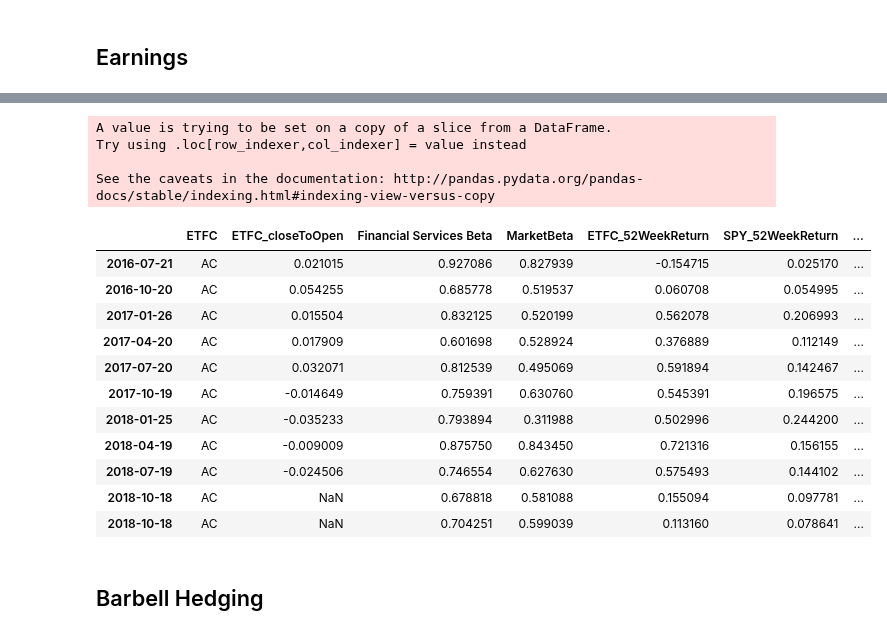
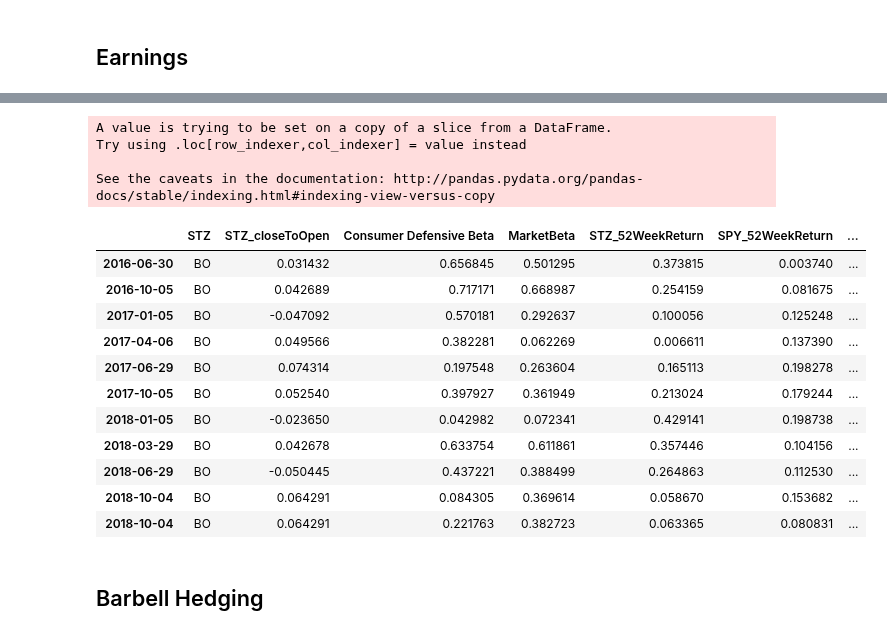
Before and after one commit to auto-d1dact/Trading, a Jupyter notebook: Notebooks/Daily Trading.ipynb, the cells around one changed output, grey strips where cells are left out. Drawn from its saved outputs; the diff is of its cells as text; code cells hidden in the pictures.

```diff
--- a/Notebooks/Daily Trading.ipynb
+++ b/Notebooks/Daily Trading.ipynb
@@ -130,24 +154,24 @@ earnings_df[earnings_df['Call Time'] == 'After Market Close']
 | SKX | After Market Close | 0.51 | Skechers USA Inc |
 | PZN | After Market Close | 0.2 | Pzena Investment Management Inc |
 # %%
-earnings_report("ETFC")
+earnings_report("STZ")
 # %% [output]
 A value is trying to be set on a copy of a slice from a DataFrame.
 Try using .loc[row_indexer,col_indexer] = value instead
 
 See the caveats in the documentation: http://pandas.pydata.org/pandas-docs/stable/indexing.html#indexing-view-versus-copy
-|  | ETFC | ETFC_closeToOpen | Financial Services Beta | MarketBeta | ETFC_52WeekReturn | SPY_52WeekReturn | ... |
-| 2016-07-21 | AC | 0.021015 | 0.927086 | 0.827939 | -0.154715 | 0.025170 | ... |
-| 2016-10-20 | AC | 0.054255 | 0.685778 | 0.519537 | 0.060708 | 0.054995 | ... |
-| 2017-01-26 | AC | 0.015504 | 0.832125 | 0.520199 | 0.562078 | 0.206993 | ... |
-| 2017-04-20 | AC | 0.017909 | 0.601698 | 0.528924 | 0.376889 | 0.112149 | ... |
-| 2017-07-20 | AC | 0.032071 | 0.812539 | 0.495069 | 0.591894 | 0.142467 | ... |
-| 2017-10-19 | AC | -0.014649 | 0.759391 | 0.630760 | 0.545391 | 0.196575 | ... |
-| 2018-01-25 | AC | -0.035233 | 0.793894 | 0.311988 | 0.502996 | 0.244200 | ... |
-| 2018-04-19 | AC | -0.009009 | 0.875750 | 0.843450 | 0.721316 | 0.156155 | ... |
-| 2018-07-19 | AC | -0.024506 | 0.746554 | 0.627630 | 0.575493 | 0.144102 | ... |
-| 2018-10-18 | AC | NaN | 0.678818 | 0.581088 | 0.155094 | 0.097781 | ... |
-| 2018-10-18 | AC | NaN | 0.704251 | 0.599039 | 0.113160 | 0.078641 | ... |
+|  | STZ | STZ_closeToOpen | Consumer Defensive Beta | MarketBeta | STZ_52WeekReturn | SPY_52WeekReturn | ... |
+| 2016-06-30 | BO | 0.031432 | 0.656845 | 0.501295 | 0.373815 | 0.003740 | ... |
+| 2016-10-05 | BO | 0.042689 | 0.717171 | 0.668987 | 0.254159 | 0.081675 | ... |
+| 2017-01-05 | BO | -0.047092 | 0.570181 | 0.292637 | 0.100056 | 0.125248 | ... |
+| 2017-04-06 | BO | 0.049566 | 0.382281 | 0.062269 | 0.006611 | 0.137390 | ... |
+| 2017-06-29 | BO | 0.074314 | 0.197548 | 0.263604 | 0.165113 | 0.198278 | ... |
+| 2017-10-05 | BO | 0.052540 | 0.397927 | 0.361949 | 0.213024 | 0.179244 | ... |
+| 2018-01-05 | BO | -0.023650 | 0.042982 | 0.072341 | 0.429141 | 0.198738 | ... |
+| 2018-03-29 | BO | 0.042678 | 0.633754 | 0.611861 | 0.357446 | 0.104156 | ... |
+| 2018-06-29 | BO | -0.050445 | 0.437221 | 0.388499 | 0.264863 | 0.112530 | ... |
+| 2018-10-04 | BO | 0.064291 | 0.084305 | 0.369614 | 0.058670 | 0.153682 | ... |
+| 2018-10-04 | BO | 0.064291 | 0.221763 | 0.382723 | 0.063365 | 0.080831 | ... |
 # %% [markdown]
 ## Barbell Hedging
 # %%
```
Also changed, not shown: parts of 5 cells of this notebook, 2 other files.
